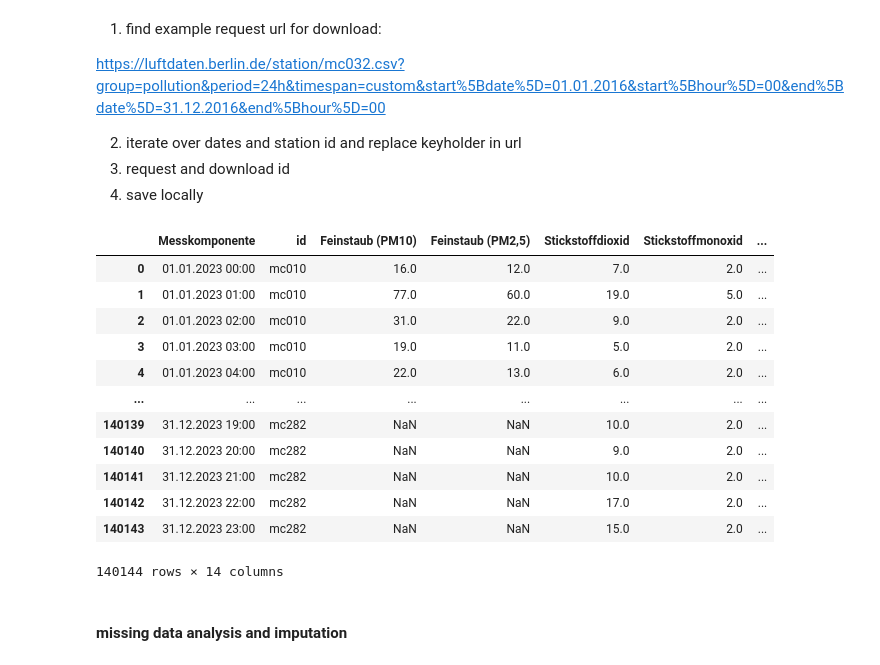
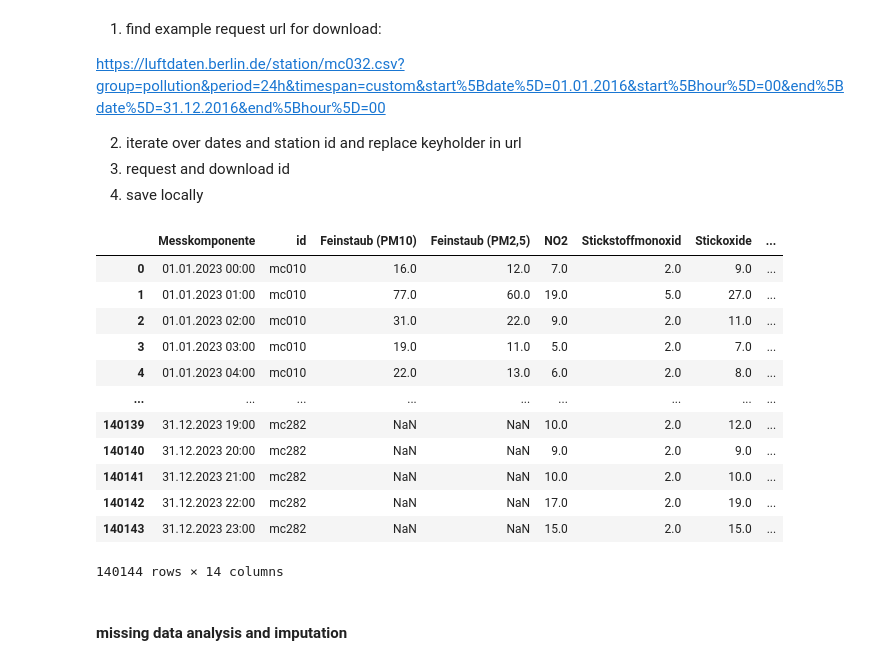
Before and after one commit to RiSchmi/berlin_land_use_dataset, a Jupyter notebook: notebooks_feature_engineering/encode_pollution.ipynb, the cells around one changed output. Drawn from its saved outputs; the diff is of its cells as text; code cells hidden in the pictures.

```diff
--- a/notebooks_feature_engineering/encode_pollution.ipynb
+++ b/notebooks_feature_engineering/encode_pollution.ipynb
@@ -25,7 +25,7 @@ year = 2023
 
 
 for id in stations_id:
-    current_folder = f'data/NO2_pollution/{id}'
+    current_folder = f'../data/NO2_pollution/{id}'
     os.makedirs(current_folder) # create dict
 
     for month in range(12):
@@ -42,36 +42,37 @@ for id in stations_id:
 # %%
 # combine to one dataframe with missing variables
 
 import pandas as pd
 df_impute = pd.DataFrame() # create empty df
 stations_id = ['mc010','mc018','mc027','mc032','mc042','mc077','mc115','mc117','mc124','mc143','mc145','mc171','mc174','mc190','mc221','mc282']
 
 
 for id in stations_id:
     for month in range(1,13):
-        current_df = pd.read_csv(f'data/NO2_pollution/{id}/month{month}.csv', sep= ';', skiprows= [0,2,3])
+        current_df = pd.read_csv(f'../data/NO2_pollution/{id}/month{month}.csv', sep= ';', skiprows= [0,2,3])
         current_df.insert(1, 'id', id) # add id as column value
         df_impute = pd.concat([df_impute, current_df], ignore_index=True, sort=False, join= 'outer')
 
 df_impute['date'] = df_impute['Messkomponente'].apply(lambda x:x[:10])
 df_impute['time'] = df_impute['Messkomponente'].apply(lambda x:x[-5:])
-df_impute['MESS_DATUM'] = df_impute['Messkomponente'].apply(lambda x:int(x[6:10]+x[3:5]+x[:2]+x[11:13]))
-#df_impute = df_impute[['MESS_DATUM', 'date', 'time', 'id', 'Stickstoffdioxid']]
-df_impute.drop('Messkomponente', axis = 1).to_csv('output/NO2_pollution/df_pollution_2023_berlin_na.csv', index= False)
+df_impute['time_step'] = df_impute['Messkomponente'].apply(lambda x:int(x[6:10]+x[3:5]+x[:2]+x[11:13]))
+df_impute = df_impute.rename({'Stickstoffdioxid': 'NO2'}, axis = 1)
+#df_impute = df_impute[['time_step', 'date', 'time', 'id', 'Stickstoffdioxid']]
+df_impute.drop('Messkomponente', axis = 1).to_csv('../datasets/df_pollution_2023_berlin_na.csv', index= False)
 df_impute
 # %% [output]
-|  | Messkomponente | id | Feinstaub (PM10) | Feinstaub (PM2,5) | Stickstoffdioxid | Stickstoffmonoxid | ... |
-| 0 | 01.01.2023 00:00 | mc010 | 16.0 | 12.0 | 7.0 | 2.0 | ... |
-| 1 | 01.01.2023 01:00 | mc010 | 77.0 | 60.0 | 19.0 | 5.0 | ... |
-| 2 | 01.01.2023 02:00 | mc010 | 31.0 | 22.0 | 9.0 | 2.0 | ... |
-| 3 | 01.01.2023 03:00 | mc010 | 19.0 | 11.0 | 5.0 | 2.0 | ... |
-| 4 | 01.01.2023 04:00 | mc010 | 22.0 | 13.0 | 6.0 | 2.0 | ... |
-| ... | ... | ... | ... | ... | ... | ... | ... |
-| 140139 | 31.12.2023 19:00 | mc282 | NaN | NaN | 10.0 | 2.0 | ... |
-| 140140 | 31.12.2023 20:00 | mc282 | NaN | NaN | 9.0 | 2.0 | ... |
-| 140141 | 31.12.2023 21:00 | mc282 | NaN | NaN | 10.0 | 2.0 | ... |
-| 140142 | 31.12.2023 22:00 | mc282 | NaN | NaN | 17.0 | 2.0 | ... |
-| 140143 | 31.12.2023 23:00 | mc282 | NaN | NaN | 15.0 | 2.0 | ... |
+|  | Messkomponente | id | Feinstaub (PM10) | Feinstaub (PM2,5) | NO2 | Stickstoffmonoxid | Stickoxide | ... |
+| 0 | 01.01.2023 00:00 | mc010 | 16.0 | 12.0 | 7.0 | 2.0 | 9.0 | ... |
+| 1 | 01.01.2023 01:00 | mc010 | 77.0 | 60.0 | 19.0 | 5.0 | 27.0 | ... |
+| 2 | 01.01.2023 02:00 | mc010 | 31.0 | 22.0 | 9.0 | 2.0 | 11.0 | ... |
+| 3 | 01.01.2023 03:00 | mc010 | 19.0 | 11.0 | 5.0 | 2.0 | 7.0 | ... |
+| 4 | 01.01.2023 04:00 | mc010 | 22.0 | 13.0 | 6.0 | 2.0 | 8.0 | ... |
+| ... | ... | ... | ... | ... | ... | ... | ... | ... |
+| 140139 | 31.12.2023 19:00 | mc282 | NaN | NaN | 10.0 | 2.0 | 12.0 | ... |
+| 140140 | 31.12.2023 20:00 | mc282 | NaN | NaN | 9.0 | 2.0 | 9.0 | ... |
+| 140141 | 31.12.2023 21:00 | mc282 | NaN | NaN | 10.0 | 2.0 | 10.0 | ... |
+| 140142 | 31.12.2023 22:00 | mc282 | NaN | NaN | 17.0 | 2.0 | 19.0 | ... |
+| 140143 | 31.12.2023 23:00 | mc282 | NaN | NaN | 15.0 | 2.0 | 15.0 | ... |
 140144 rows × 14 columns
 # %% [markdown]
 #### missing data analysis and imputation
```
Also changed, not shown: parts of 8 cells of this notebook, 3 other files.
